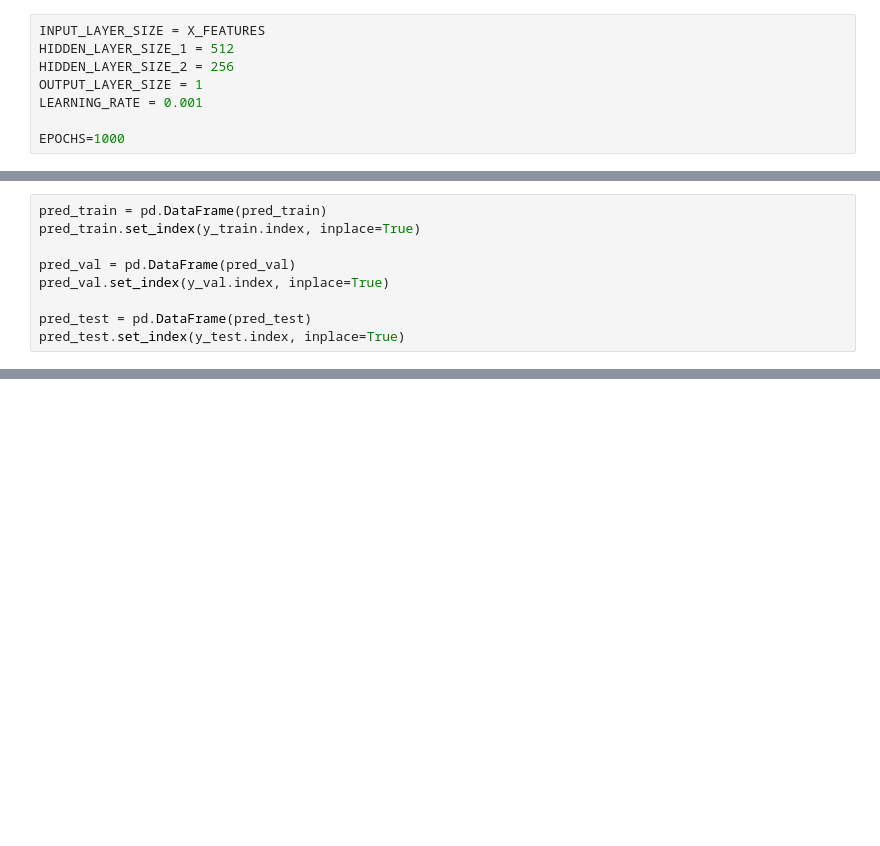
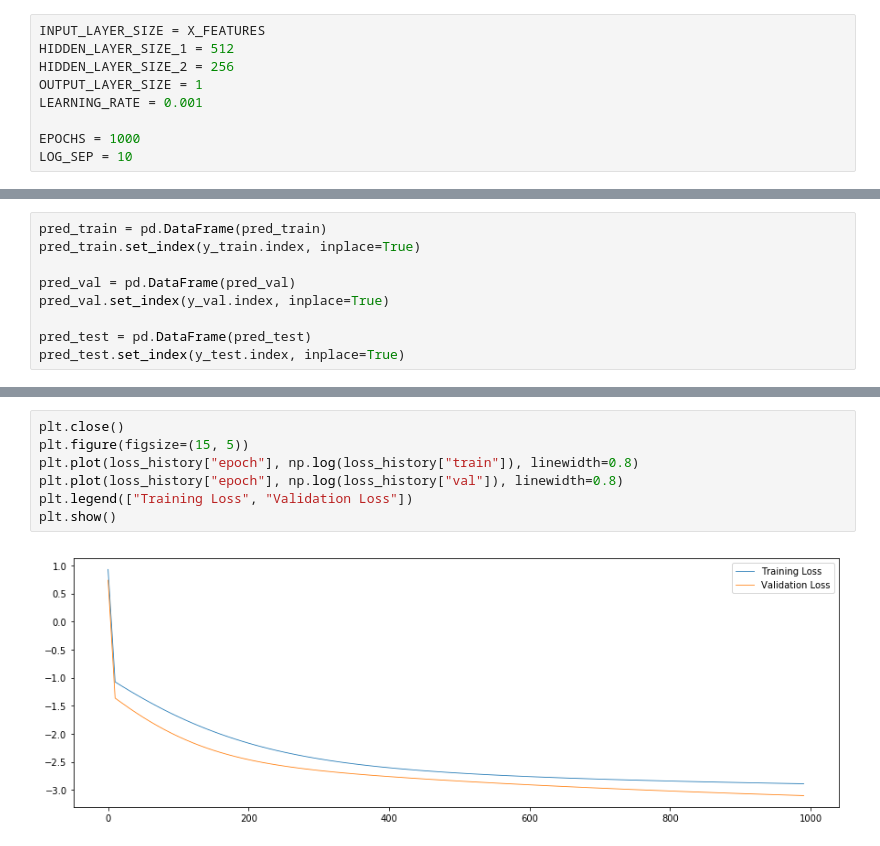
Before and after one commit to TianyuDu/AnnEconForecast, a Jupyter notebook: vanilla_nn.ipynb, the cells around one changed output, grey strips where cells are left out. Drawn from its saved outputs; the diff is of its cells as text; blank space fills up the shorter version.

```diff
--- a/vanilla_nn.ipynb
+++ b/vanilla_nn.ipynb
@@ -91,7 +91,8 @@ HIDDEN_LAYER_SIZE_2 = 256
 OUTPUT_LAYER_SIZE = 1
 LEARNING_RATE = 0.001
 
-EPOCHS=1000
+EPOCHS = 1000
+LOG_SEP = 10
 # %%
 with tf.variable_scope("inputs"):
     X = tf.placeholder(
@@ -218,0 +236,9 @@ pandas.core.frame.DataFrame
+# %%
+plt.close()
+plt.figure(figsize=(15, 5))
+plt.plot(loss_history["epoch"], np.log(loss_history["train"]), linewidth=0.8)
+plt.plot(loss_history["epoch"], np.log(loss_history["val"]), linewidth=0.8)
+plt.legend(["Training Loss", "Validation Loss"])
+plt.show()
+# %% [output]
+[figure, added]
```
Also changed, not shown: parts of 4 cells of this notebook.
